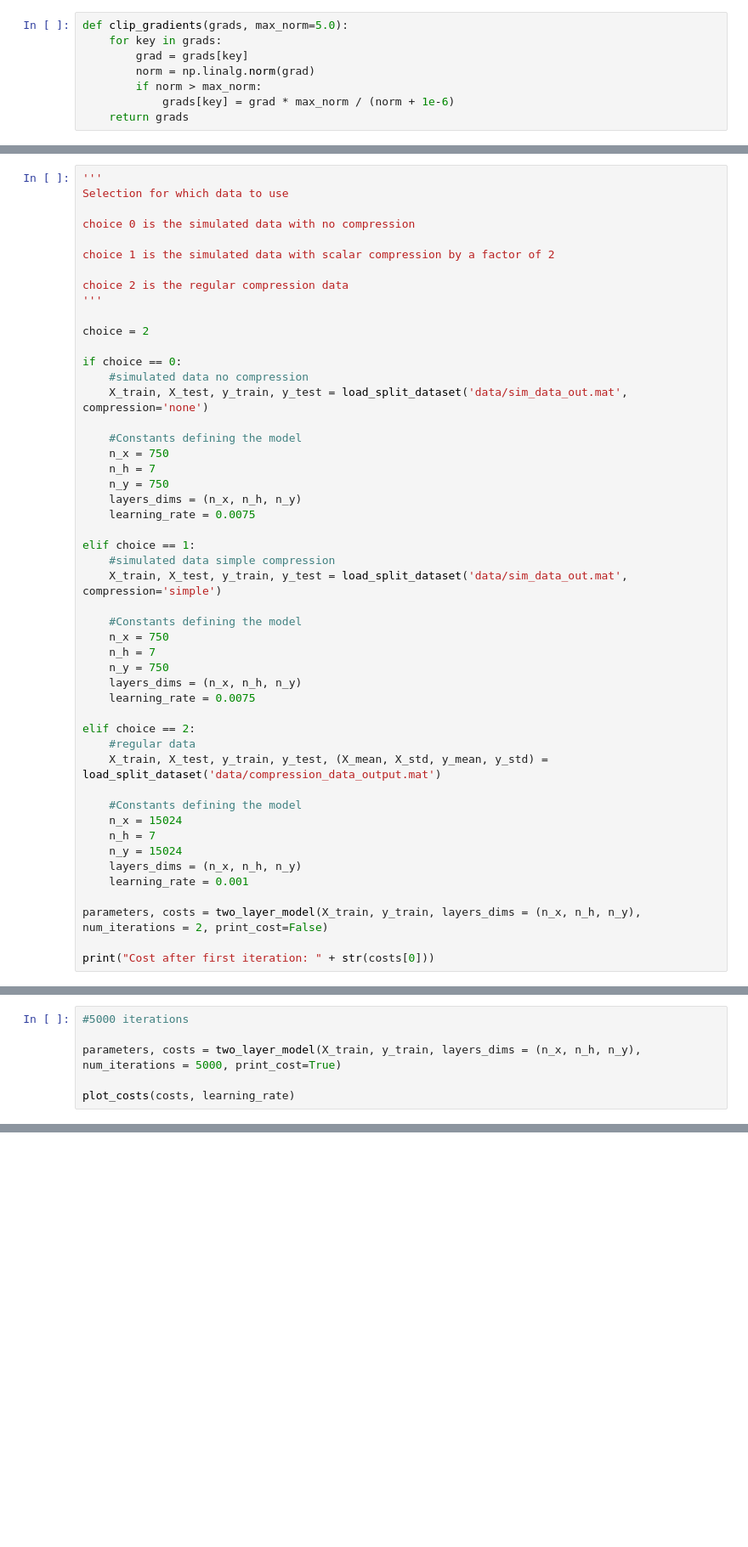
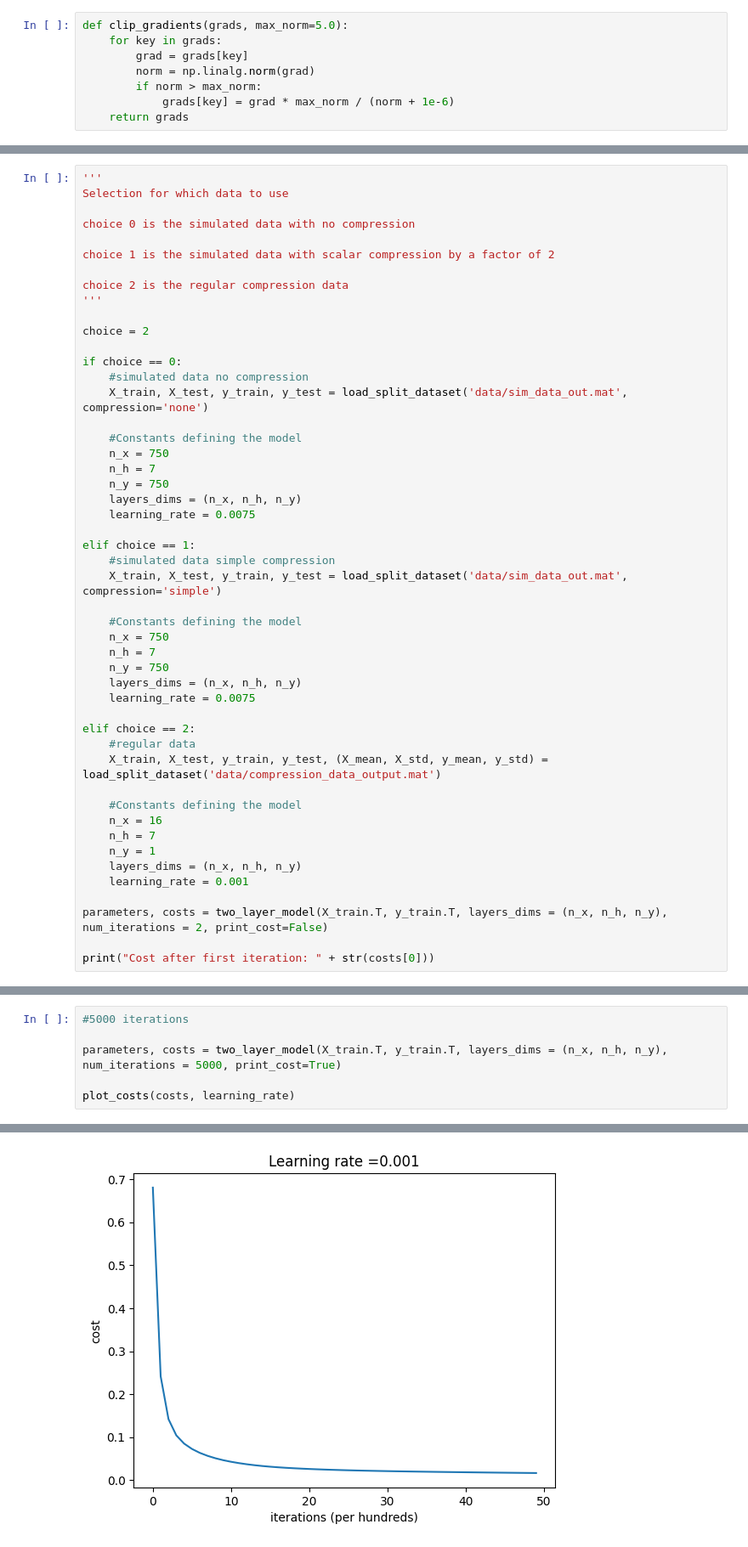
Before and after one commit to sadorno1/decompression, a Jupyter notebook: decompression.ipynb, the cells around one changed output, grey strips where cells are left out. Shown: that part at 85% size. Drawn from its saved outputs; the diff is of its cells as text; blank space fills up the shorter version.

```diff
--- a/decompression.ipynb
+++ b/decompression.ipynb
@@ -569,12 +569,12 @@ elif choice == 2:
     X_train, X_test, y_train, y_test, (X_mean, X_std, y_mean, y_std) = load_split_dataset('data/compression_data_output.mat')
 
     #Constants defining the model
-    n_x = 15024
+    n_x = 16
     n_h = 7
-    n_y = 15024
+    n_y = 1
     layers_dims = (n_x, n_h, n_y)
     learning_rate = 0.001
 
-parameters, costs = two_layer_model(X_train, y_train, layers_dims = (n_x, n_h, n_y), num_iterations = 2, print_cost=False)
+parameters, costs = two_layer_model(X_train.T, y_train.T, layers_dims = (n_x, n_h, n_y), num_iterations = 2, print_cost=False)
 
 print("Cost after first iteration: " + str(costs[0]))
@@ -581,6 +583,7 @@ print("Cost after first iteration: " + str(costs[0]))
 # %%
 #5000 iterations
 
-parameters, costs = two_layer_model(X_train, y_train, layers_dims = (n_x, n_h, n_y), num_iterations = 5000, print_cost=True)
+parameters, costs = two_layer_model(X_train.T, y_train.T, layers_dims = (n_x, n_h, n_y), num_iterations = 5000, print_cost=True)
 
 plot_costs(costs, learning_rate)
+# %% [output]
@@ -587,2 +596,3 @@ plot_costs(costs, learning_rate)
+[figure, added]
 # %%
 #constants
```
Also changed, not shown: parts of 6 cells of this notebook.
